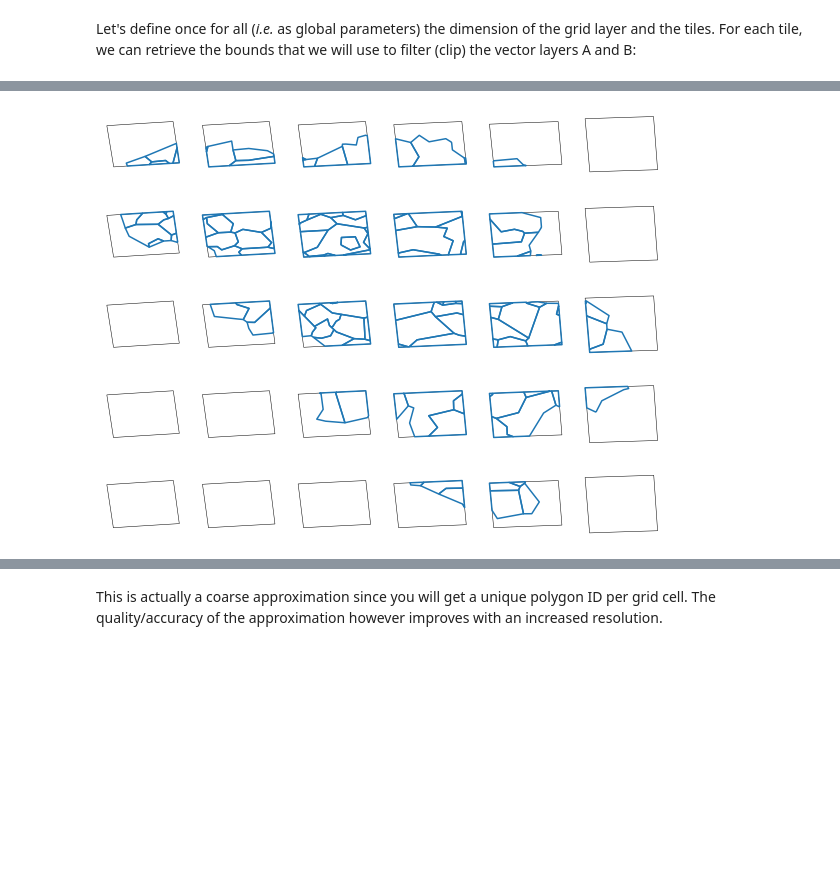
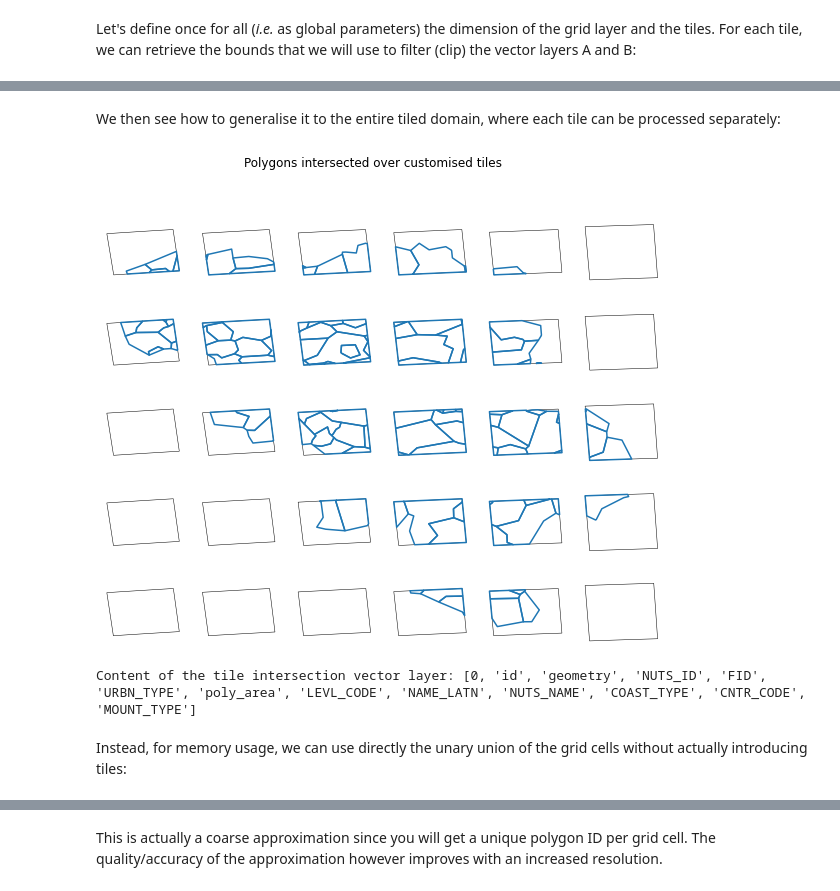
Before and after one commit to gjacopo/bodylanguage, a Jupyter notebook: 00_vector_overlay.ipynb, the cells around one changed output, grey strips where cells are left out. Saved outputs shown, nothing was run; the diff lists cells and outputs as text; code cells hidden in the pictures; blank space fills up the shorter version.

```diff
--- a/00_vector_overlay.ipynb
+++ b/00_vector_overlay.ipynb
@@ -315,8 +355,10 @@ polygons.head(5)
 | 324 | BE213 | None | None | Arr. Turnhout | BE | BE213 | BE213 | Arr. Turnhout | 3 | ... |
 | 325 | BE224 | None | None | Arr. Hasselt | BE | BE224 | BE224 | Arr. Hasselt | 3 | ... |
 # %%
+Test.COL_UNION_AREA = 'uarea'
+
 poly_union = gpd.overlay(polygons, grid, how='union')
-poly_union['uarea'] = poly_union.area
+poly_union[Test.COL_UNION_AREA] = poly_union.area
 poly_union.head(5)
 # %% [output]
 |  | id | COAST_TYPE | MOUNT_TYPE | NAME_LATN | CNTR_CODE | FID | NUTS_ID | NUTS_NAME | LEVL_CODE | ... |
@@ -481,0 +557,20 @@ mplt.show()
+# %%
+def intersects_tile(cls, polygon, tile):
+    return polygon.loc[polygon.intersects(tile)]
+Test.intersects_tile = classmethod(intersects_tile)
+
+def within_tile(cls, polygon, tile):
+    return polygon.loc[polygon.within(tile)]
+Test.within_tile = classmethod(within_tile)
+
+within = Test.within_tile(polygons, geom)
+inter = Test.intersects_tile(polygons, geom)
+f, ax = mplt.subplots(1, figsize=_FIGSIZE_)
+#polygons.boundary.plot(ax=ax, edgecolor='k', linewidth=0.5)
+onetile.boundary.plot(ax=ax, edgecolor='k', linewidth=0.5)
+inter.boundary.plot(ax=ax, edgecolor='b', linewidth=0.7)
+within.boundary.plot(ax=ax, edgecolor='r', linewidth=0.7)
+ax.set_axis_off(); ax.set_title('Union overlay of one tile with model polygons')
+mplt.show()
+
+print('Content of the intersecting polygons: \033[1m%s\033[0m' % list(inter.columns))
@@ -482,15 +580,29 @@ mplt.show()
+# %% [markdown]
+We then see how to generalise it to the entire tiled domain, where each tile can be processed separately:
 # %%
+def intersect_to_tile(cls, index, tile, polygon):
+    mask = gpd.GeoDataFrame([1], geometry=[tile.geometry[index]], crs=tile.crs)
+    return gpd.overlay(polygon, mask, how='intersection')
+Test.intersect_to_tile = classmethod(intersect_to_tile)
+
 f, ax = mplt.subplots(nytiles, nxtiles, figsize=_FIGSIZE_)
+f.suptitle('Polygons intersected over customised tiles');
 for y in range(nytiles):
     for x in range(nxtiles):
+        ax[y,x].set_axis_off()
         index = x*nytiles + y
-        onetile = gpd.GeoDataFrame([1], geometry=[utiles.geometry[index]], crs=tiles.crs)
-        res = gpd.overlay(polygons, onetile, how='intersection')
+        # inter = Test.intersect_to_tile(index, utiles, polygons)
+        onetile = gpd.GeoDataFrame([1], geometry=[utiles.geometry[index]], crs=utiles.crs)
+        inter = gpd.overlay(polygons, onetile, how='intersection')
         onetile.boundary.plot(ax=ax[y,x], edgecolor='k', linewidth=0.5)
-        if not res.is_empty.all():
-            res.boundary.plot(ax=ax[y,x])
-        ax[y,x].set_axis_off()
-# f.suptitle('Tiled polygons')
+        if inter.is_empty.all():
+            continue
+        inter.boundary.plot(ax=ax[y,x])
 mplt.show()
+
+print('Content of the tile intersection vector layer: \033[1m%s\033[0m' % list(inter.columns))
 # %% [output]
-[figure, old version]
+[figure, new version]
+Content of the tile intersection vector layer: [0, 'id', 'geometry', 'NUTS_ID', 'FID', 'URBN_TYPE', 'poly_area', 'LEVL_CODE', 'NAME_LATN', 'NUTS_NAME', 'COAST_TYPE', 'CNTR_CODE', 'MOUNT_TYPE']
+# %% [markdown]
+Instead, for memory usage, we can use directly the unary union of the grid cells without actually introducing tiles:
```
Also changed, not shown: parts of 68 cells of this notebook.
